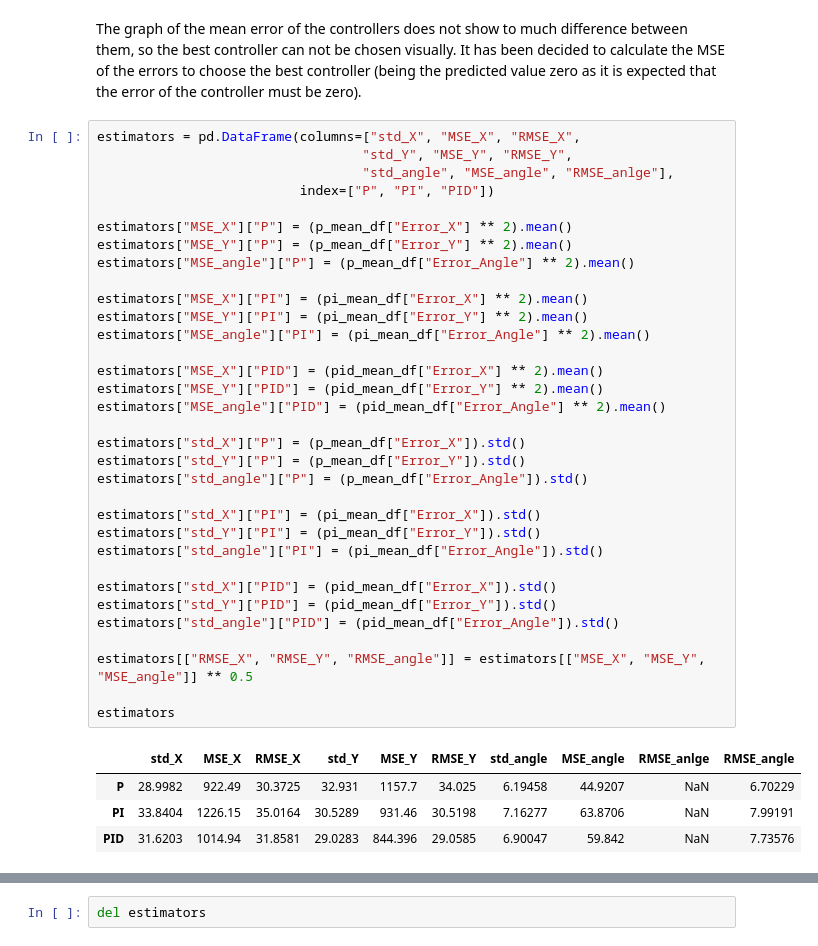
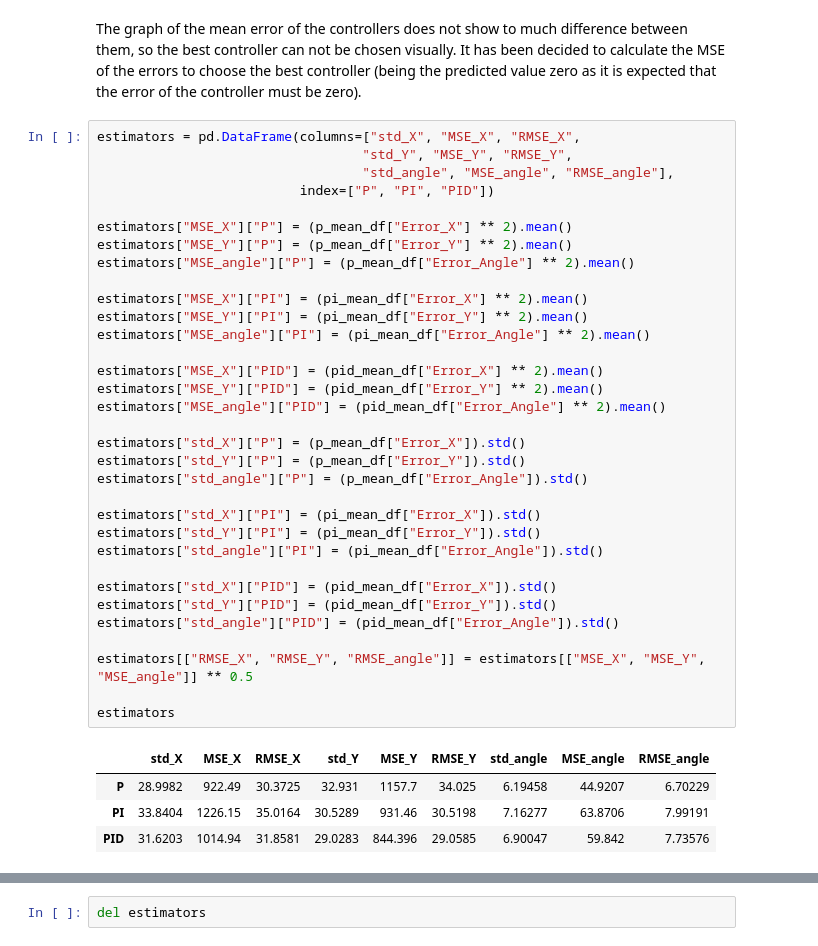
Before and after one commit to apinto25/autonomous_landing_data_analysis, a Jupyter notebook: controller_errors_analysis.ipynb, the cells around one changed output, grey strips where cells are left out. Saved outputs shown, nothing was run; the diff lists cells and outputs as text.

Commit message:
Fix table in controller errors and add landing data.
Fixed a mislabeled column in the controller error analysis.
Added a csv file with the data of the landing position for all the
controller tests.

```diff
--- a/controller_errors_analysis.ipynb
+++ b/controller_errors_analysis.ipynb
@@ -499,41 +499,41 @@ The graph of the mean error of the controllers does not show to much difference
 # %%
 estimators = pd.DataFrame(columns=["std_X", "MSE_X", "RMSE_X",
                                   "std_Y", "MSE_Y", "RMSE_Y",
-                                  "std_angle", "MSE_angle", "RMSE_anlge"],
+                                  "std_angle", "MSE_angle", "RMSE_angle"],
                           index=["P", "PI", "PID"])
 
 estimators["MSE_X"]["P"] = (p_mean_df["Error_X"] ** 2).mean()
 estimators["MSE_Y"]["P"] = (p_mean_df["Error_Y"] ** 2).mean()
 estimators["MSE_angle"]["P"] = (p_mean_df["Error_Angle"] ** 2).mean()
 
 estimators["MSE_X"]["PI"] = (pi_mean_df["Error_X"] ** 2).mean()
 estimators["MSE_Y"]["PI"] = (pi_mean_df["Error_Y"] ** 2).mean()
 estimators["MSE_angle"]["PI"] = (pi_mean_df["Error_Angle"] ** 2).mean()
 
 estimators["MSE_X"]["PID"] = (pid_mean_df["Error_X"] ** 2).mean()
 estimators["MSE_Y"]["PID"] = (pid_mean_df["Error_Y"] ** 2).mean()
 estimators["MSE_angle"]["PID"] = (pid_mean_df["Error_Angle"] ** 2).mean()
 
 estimators["std_X"]["P"] = (p_mean_df["Error_X"]).std()
 estimators["std_Y"]["P"] = (p_mean_df["Error_Y"]).std()
 estimators["std_angle"]["P"] = (p_mean_df["Error_Angle"]).std()
 
 estimators["std_X"]["PI"] = (pi_mean_df["Error_X"]).std()
 estimators["std_Y"]["PI"] = (pi_mean_df["Error_Y"]).std()
 estimators["std_angle"]["PI"] = (pi_mean_df["Error_Angle"]).std()
 
 estimators["std_X"]["PID"] = (pid_mean_df["Error_X"]).std()
 estimators["std_Y"]["PID"] = (pid_mean_df["Error_Y"]).std()
 estimators["std_angle"]["PID"] = (pid_mean_df["Error_Angle"]).std()
 
 estimators[["RMSE_X", "RMSE_Y", "RMSE_angle"]] = estimators[["MSE_X", "MSE_Y", "MSE_angle"]] ** 0.5
 
 estimators
 # %% [output]
-|  | std_X | MSE_X | RMSE_X | std_Y | MSE_Y | RMSE_Y | std_angle | MSE_angle | RMSE_anlge | RMSE_angle |
-| P | 28.9982 | 922.49 | 30.3725 | 32.931 | 1157.7 | 34.025 | 6.19458 | 44.9207 | NaN | 6.70229 |
-| PI | 33.8404 | 1226.15 | 35.0164 | 30.5289 | 931.46 | 30.5198 | 7.16277 | 63.8706 | NaN | 7.99191 |
-| PID | 31.6203 | 1014.94 | 31.8581 | 29.0283 | 844.396 | 29.0585 | 6.90047 | 59.842 | NaN | 7.73576 |
+|  | std_X | MSE_X | RMSE_X | std_Y | MSE_Y | RMSE_Y | std_angle | MSE_angle | RMSE_angle |
+| P | 28.9982 | 922.49 | 30.3725 | 32.931 | 1157.7 | 34.025 | 6.19458 | 44.9207 | 6.70229 |
+| PI | 33.8404 | 1226.15 | 35.0164 | 30.5289 | 931.46 | 30.5198 | 7.16277 | 63.8706 | 7.99191 |
+| PID | 31.6203 | 1014.94 | 31.8581 | 29.0283 | 844.396 | 29.0585 | 6.90047 | 59.842 | 7.73576 |
 # %%
 def highlight_min(s):
     is_max = s == s.min()
```
Also changed, not shown: parts of 1 cell of this notebook, 1 other file.
